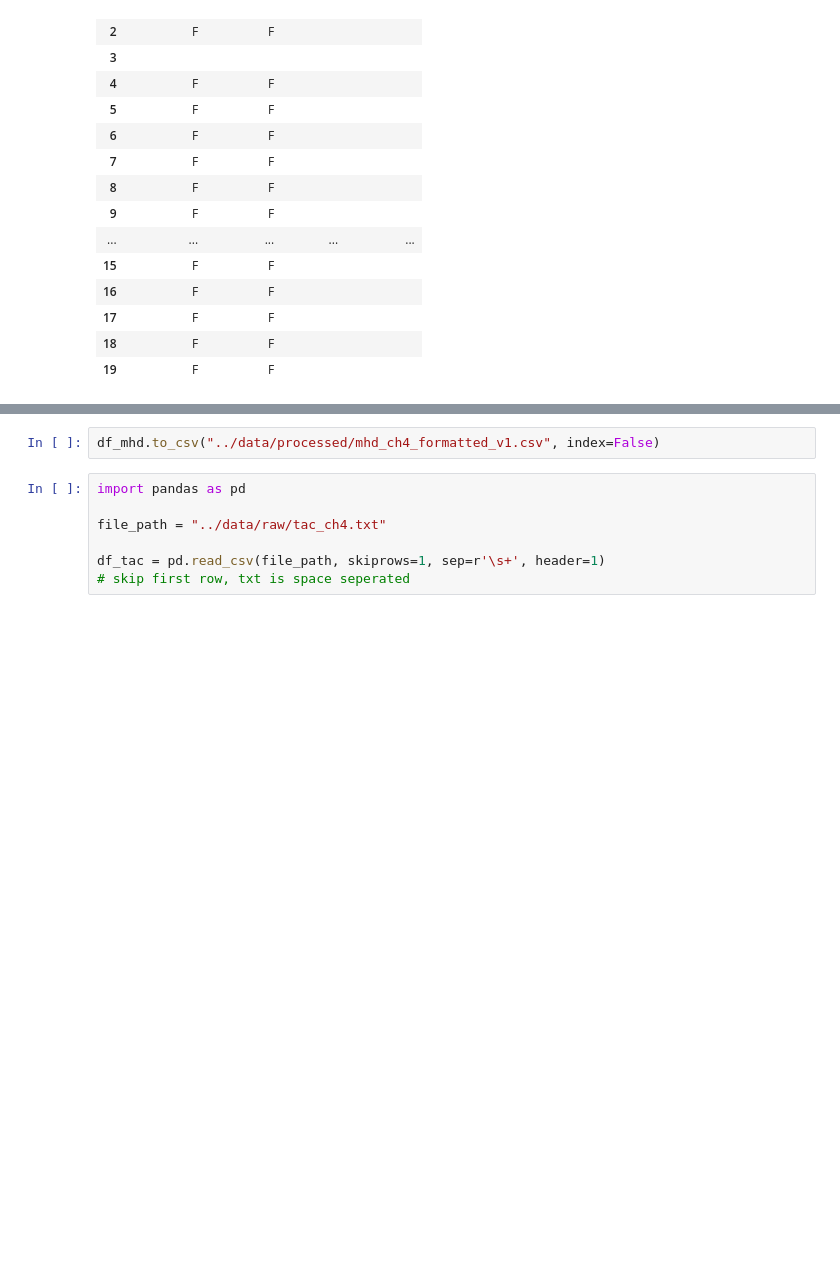
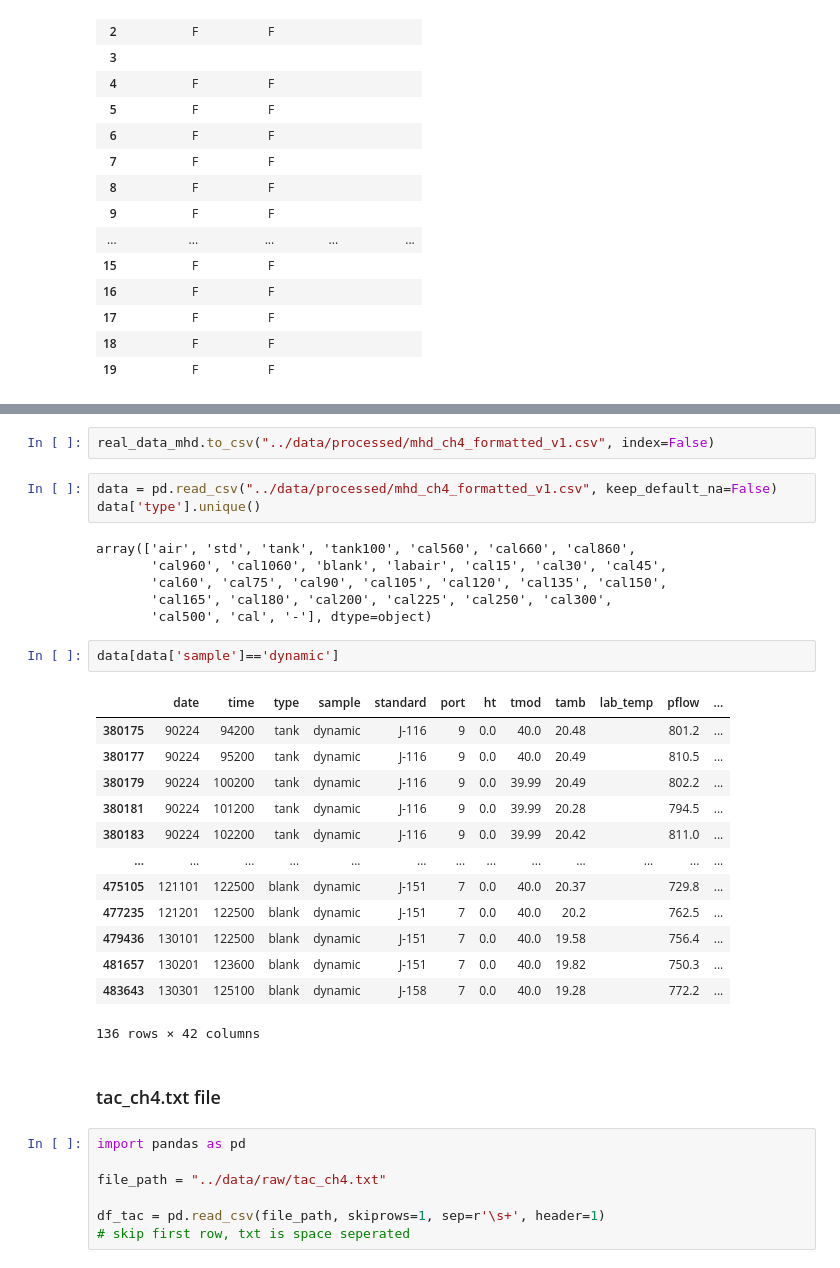
Before and after one commit to mcodcatyu/research_project, a Jupyter notebook: notebooks/data_convert.ipynb, the cells around one changed output, grey strips where cells are left out. Cells and saved outputs as stored; diff of their text form; blank space fills up the shorter version.

```diff
--- a/notebooks/data_convert.ipynb
+++ b/notebooks/data_convert.ipynb
@@ -153,5 +163,32 @@ data_mhd.iloc[[28373]]
 # %%
-df_mhd.to_csv("../data/processed/mhd_ch4_formatted_v1.csv", index=False)
+real_data_mhd.to_csv("../data/processed/mhd_ch4_formatted_v1.csv", index=False)
+# %%
+data = pd.read_csv("../data/processed/mhd_ch4_formatted_v1.csv", keep_default_na=False)
+data['type'].unique()
+# %% [output]
+array(['air', 'std', 'tank', 'tank100', 'cal560', 'cal660', 'cal860',
+       'cal960', 'cal1060', 'blank', 'labair', 'cal15', 'cal30', 'cal45',
+       'cal60', 'cal75', 'cal90', 'cal105', 'cal120', 'cal135', 'cal150',
+       'cal165', 'cal180', 'cal200', 'cal225', 'cal250', 'cal300',
+       'cal500', 'cal', '-'], dtype=object)
+# %%
+data[data['sample']=='dynamic']
+# %% [output]
+|  | date | time | type | sample | standard | port | ht | tmod | tamb | lab_temp | pflow | ... |
+| 380175 | 90224 | 94200 | tank | dynamic | J-116 | 9 | 0.0 | 40.0 | 20.48 |  | 801.2 | ... |
+| 380177 | 90224 | 95200 | tank | dynamic | J-116 | 9 | 0.0 | 40.0 | 20.49 |  | 810.5 | ... |
+| 380179 | 90224 | 100200 | tank | dynamic | J-116 | 9 | 0.0 | 39.99 | 20.49 |  | 802.2 | ... |
+| 380181 | 90224 | 101200 | tank | dynamic | J-116 | 9 | 0.0 | 39.99 | 20.28 |  | 794.5 | ... |
+| 380183 | 90224 | 102200 | tank | dynamic | J-116 | 9 | 0.0 | 39.99 | 20.42 |  | 811.0 | ... |
+| ... | ... | ... | ... | ... | ... | ... | ... | ... | ... | ... | ... | ... |
+| 475105 | 121101 | 122500 | blank | dynamic | J-151 | 7 | 0.0 | 40.0 | 20.37 |  | 729.8 | ... |
+| 477235 | 121201 | 122500 | blank | dynamic | J-151 | 7 | 0.0 | 40.0 | 20.2 |  | 762.5 | ... |
+| 479436 | 130101 | 122500 | blank | dynamic | J-151 | 7 | 0.0 | 40.0 | 19.58 |  | 756.4 | ... |
+| 481657 | 130201 | 123600 | blank | dynamic | J-151 | 7 | 0.0 | 40.0 | 19.82 |  | 750.3 | ... |
+| 483643 | 130301 | 125100 | blank | dynamic | J-158 | 7 | 0.0 | 40.0 | 19.28 |  | 772.2 | ... |
+136 rows × 42 columns
+# %% [markdown]
+### tac_ch4.txt file
 # %%
 import pandas as pd
 
```
Also changed, not shown: parts of 23 cells of this notebook, 7 other files.
